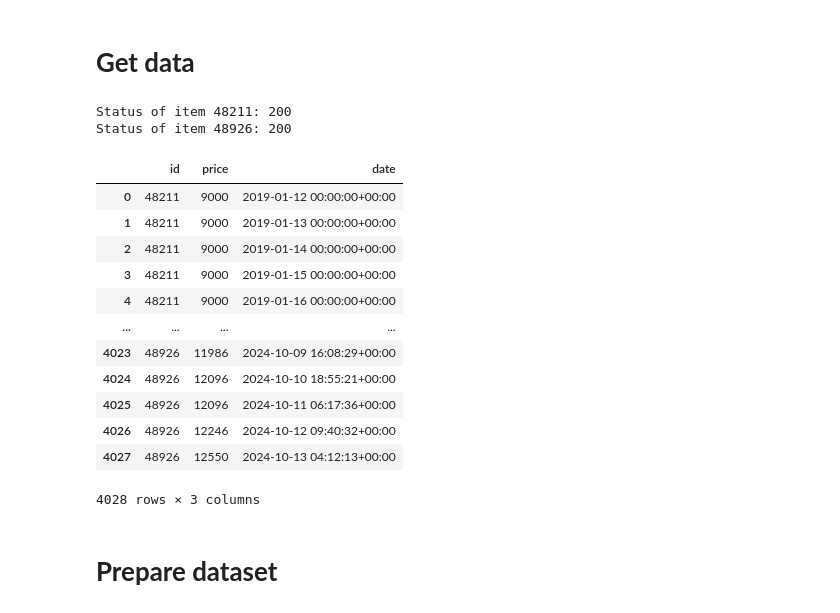
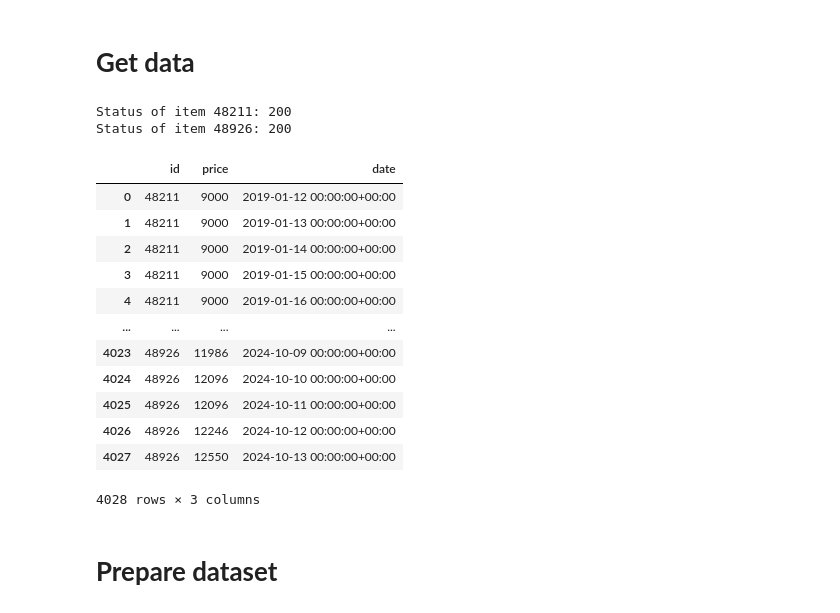
Before and after one commit to ayang9846/rs3-ml, a Jupyter notebook: src/rs3-model-ar-lstm-rnn.ipynb, the cells around one changed output. Cells and saved outputs as stored; diff of their text form; code cells hidden in the pictures.

```diff
--- a/src/rs3-model-ar-lstm-rnn.ipynb
+++ b/src/rs3-model-ar-lstm-rnn.ipynb
@@ -24,22 +25,25 @@ import seaborn as sns
 # **Get data**
 # %%
 ge_ts_prices = rsd.get_time_series_historical_prices(indiv_item_ids = [48926, 48211])
+
+# normalize dates
+ge_ts_prices["date"] = ge_ts_prices["date"].apply(lambda x: x.replace(hour = 0, minute = 0, second=0, microsecond=0))
 display(ge_ts_prices)
 # %% [output]
 Status of item 48211: 200
 Status of item 48926: 200
 |  | id | price | date |
 | 0 | 48211 | 9000 | 2019-01-12 00:00:00+00:00 |
 | 1 | 48211 | 9000 | 2019-01-13 00:00:00+00:00 |
 | 2 | 48211 | 9000 | 2019-01-14 00:00:00+00:00 |
 | 3 | 48211 | 9000 | 2019-01-15 00:00:00+00:00 |
 | 4 | 48211 | 9000 | 2019-01-16 00:00:00+00:00 |
 | ... | ... | ... | ... |
-| 4023 | 48926 | 11986 | 2024-10-09 16:08:29+00:00 |
-| 4024 | 48926 | 12096 | 2024-10-10 18:55:21+00:00 |
-| 4025 | 48926 | 12096 | 2024-10-11 06:17:36+00:00 |
-| 4026 | 48926 | 12246 | 2024-10-12 09:40:32+00:00 |
-| 4027 | 48926 | 12550 | 2024-10-13 04:12:13+00:00 |
+| 4023 | 48926 | 11986 | 2024-10-09 00:00:00+00:00 |
+| 4024 | 48926 | 12096 | 2024-10-10 00:00:00+00:00 |
+| 4025 | 48926 | 12096 | 2024-10-11 00:00:00+00:00 |
+| 4026 | 48926 | 12246 | 2024-10-12 00:00:00+00:00 |
+| 4027 | 48926 | 12550 | 2024-10-13 00:00:00+00:00 |
 4028 rows × 3 columns
 # %% [markdown]
 # **Prepare dataset**
```
Also changed, not shown: parts of 61 cells of this notebook.
